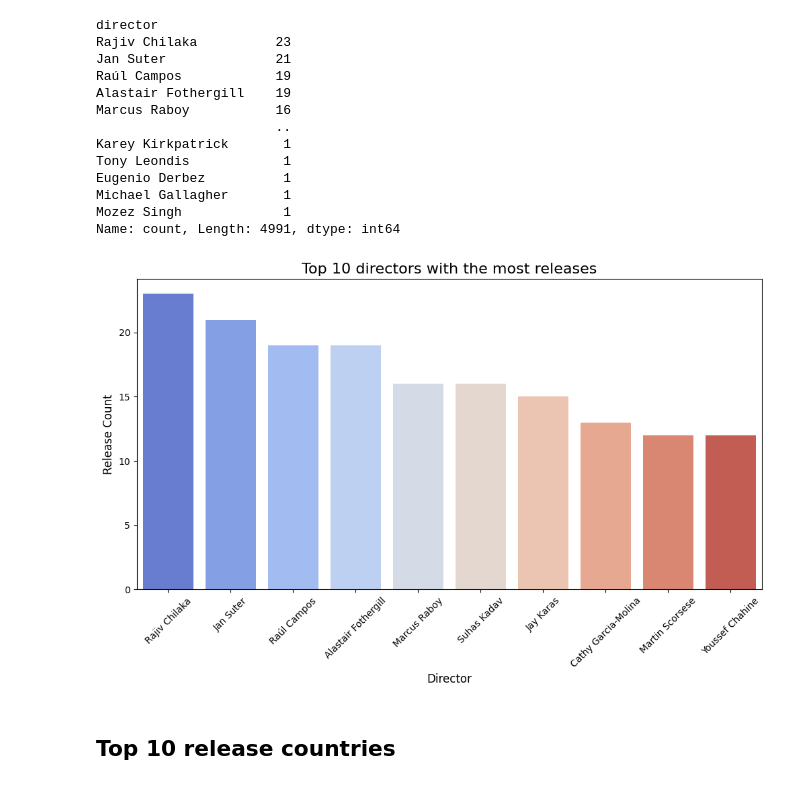
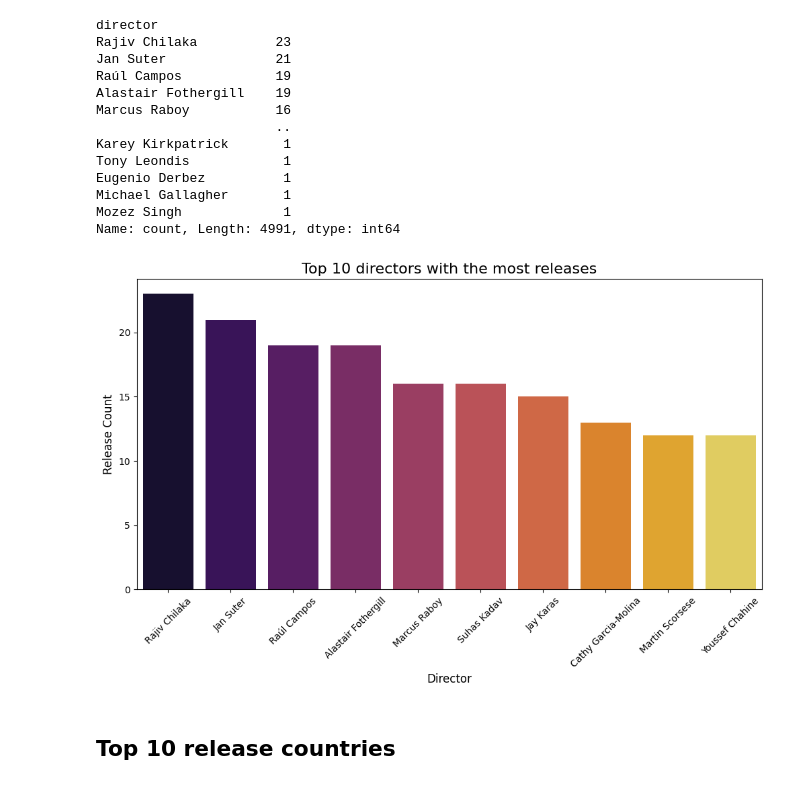
Before and after one commit to AmazingFr3d/Kaggle, a Jupyter notebook: Netflix-EDA.ipynb, the cells around one changed output. Saved outputs shown, nothing was run; the diff lists cells and outputs as text; code cells hidden in the pictures.

```diff
--- a/Netflix-EDA.ipynb
+++ b/Netflix-EDA.ipynb
@@ -338,14 +339,14 @@ Mozez Singh             1
 Name: count, Length: 4991, dtype: int64
 # %%
 plt.figure(figsize=(12, 6))
-sns.barplot(x=directors.head(10).index, y=directors.head(10).values, palette='coolwarm')
+sns.barplot(x=directors.head(10).index, y=directors.head(10).values, palette='inferno')
 plt.title('Top 10 directors with the most releases', fontsize=16)
 plt.xlabel('Director', fontsize=12)
 plt.ylabel('Release Count', fontsize=12)
 plt.xticks(rotation=45)
 plt.show()
 # %% [output]
-[figure, old version]
+[figure, new version]
 # %% [markdown]
 ## Top 10 release countries
 # %%
```
Also changed, not shown: parts of 13 cells of this notebook.
